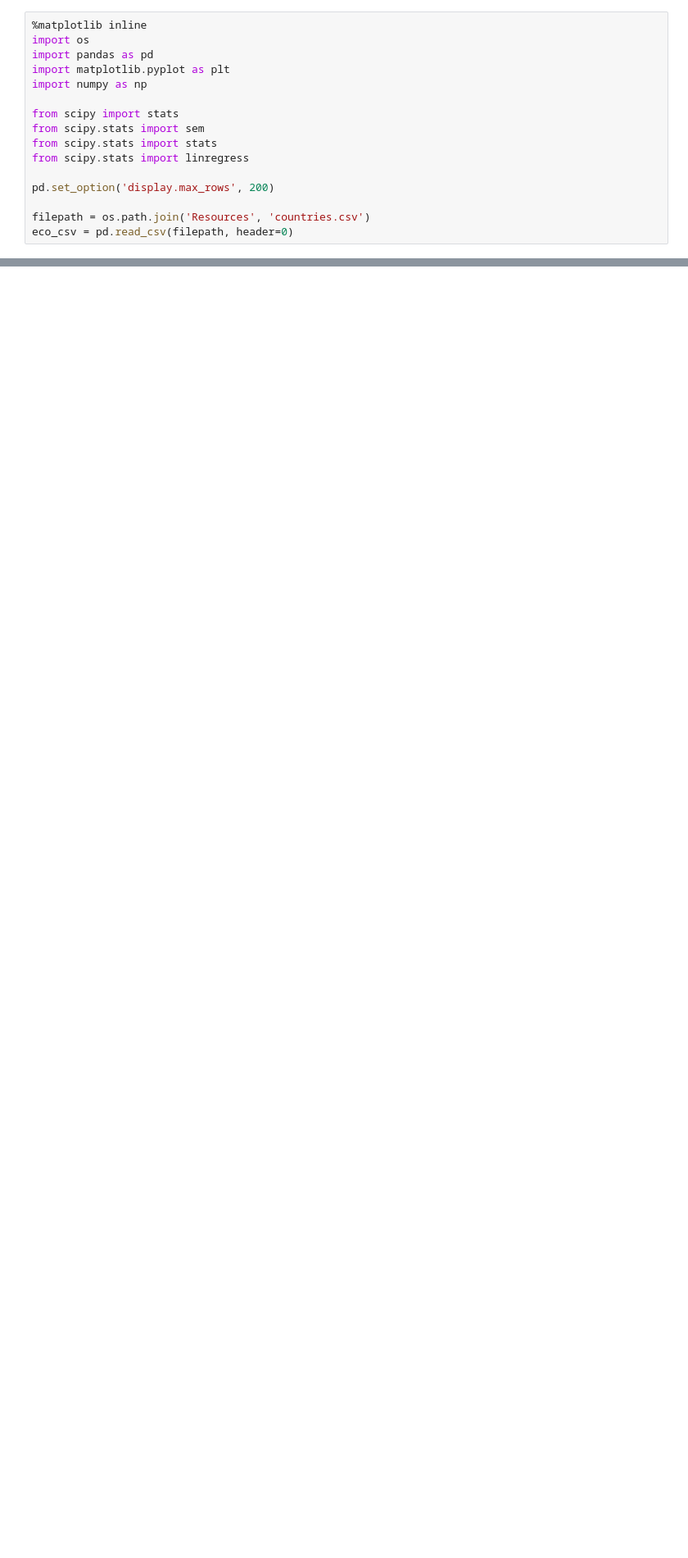
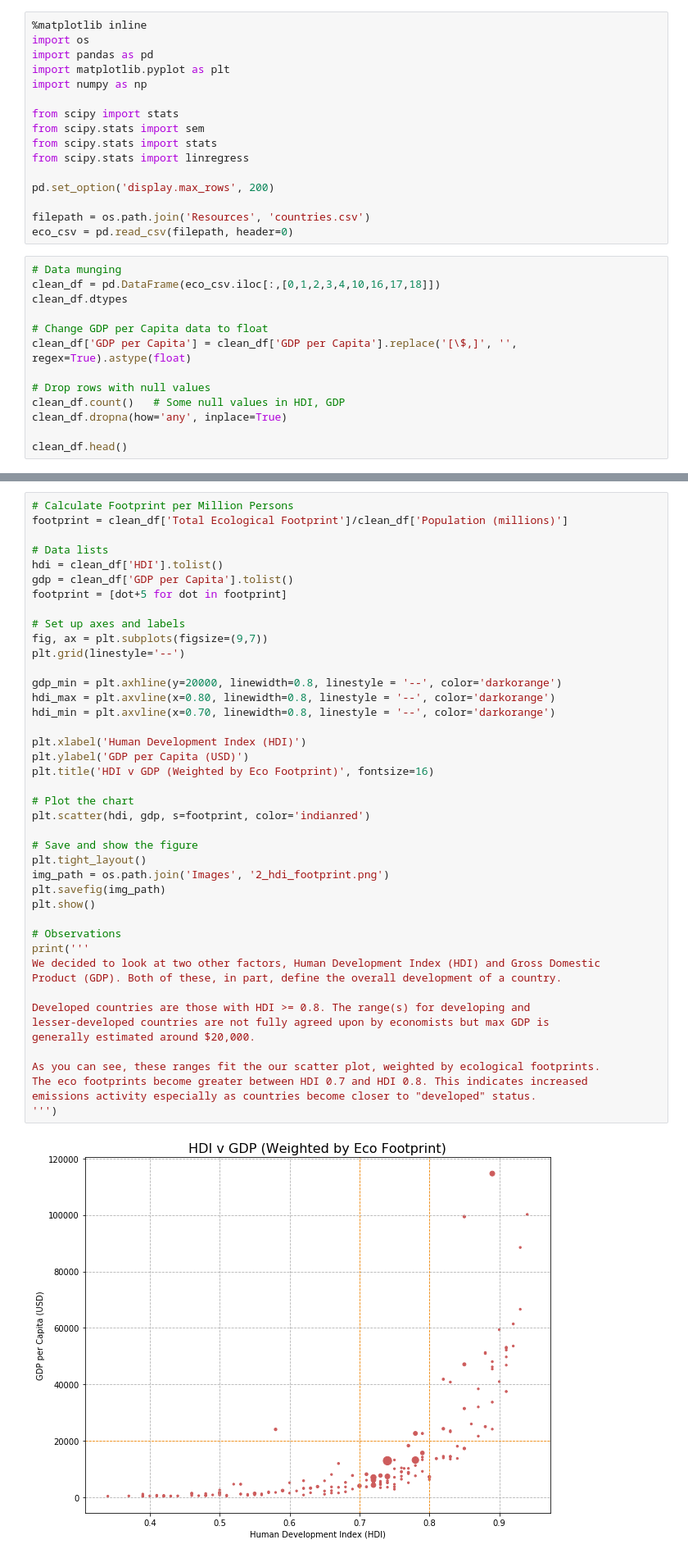
Before and after one commit to limbz-sami/Eco_footprint, a Jupyter notebook: eco_analysis.ipynb, the cells around one changed output, grey strips where cells are left out. Shown at 82% size. Cells and saved outputs as stored; diff of their text form; blank space fills up the shorter version.

```diff
--- a/eco_analysis.ipynb
+++ b/eco_analysis.ipynb
@@ -14,3 +14,16 @@ pd.set_option('display.max_rows', 200)
 
 filepath = os.path.join('Resources', 'countries.csv')
 eco_csv = pd.read_csv(filepath, header=0)
+# %%
+# Data munging
+clean_df = pd.DataFrame(eco_csv.iloc[:,[0,1,2,3,4,10,16,17,18]])
+clean_df.dtypes
+
+# Change GDP per Capita data to float
+clean_df['GDP per Capita'] = clean_df['GDP per Capita'].replace('[\$,]', '', regex=True).astype(float)
+
+# Drop rows with null values
+clean_df.count()   # Some null values in HDI, GDP
+clean_df.dropna(how='any', inplace=True)
+
+clean_df.head()
@@ -16,0 +79,45 @@ eco_csv = pd.read_csv(filepath, header=0)
+# %%
+# Calculate Footprint per Million Persons
+footprint = clean_df['Total Ecological Footprint']/clean_df['Population (millions)']
+
+# Data lists
+hdi = clean_df['HDI'].tolist()
+gdp = clean_df['GDP per Capita'].tolist()
+footprint = [dot+5 for dot in footprint]
+
+# Set up axes and labels
+fig, ax = plt.subplots(figsize=(9,7))
+plt.grid(linestyle='--')
+
+gdp_min = plt.axhline(y=20000, linewidth=0.8, linestyle = '--', color='darkorange')
+hdi_max = plt.axvline(x=0.80, linewidth=0.8, linestyle = '--', color='darkorange')
+hdi_min = plt.axvline(x=0.70, linewidth=0.8, linestyle = '--', color='darkorange')
+
+plt.xlabel('Human Development Index (HDI)')
+plt.ylabel('GDP per Capita (USD)')
+plt.title('HDI v GDP (Weighted by Eco Footprint)', fontsize=16)
+
+# Plot the chart
+plt.scatter(hdi, gdp, s=footprint, color='indianred')
+
+# Save and show the figure
+plt.tight_layout()
+img_path = os.path.join('Images', '2_hdi_footprint.png')
+plt.savefig(img_path)
+plt.show()
+
+# Observations
+print('''
+We decided to look at two other factors, Human Development Index (HDI) and Gross Domestic
+Product (GDP). Both of these, in part, define the overall development of a country.
+
+Developed countries are those with HDI >= 0.8. The range(s) for developing and
+lesser-developed countries are not fully agreed upon by economists but max GDP is
+generally estimated around $20,000.
+
+As you can see, these ranges fit the our scatter plot, weighted by ecological footprints.
+The eco footprints become greater between HDI 0.7 and HDI 0.8. This indicates increased
+emissions activity especially as countries become closer to "developed" status.
+''')
+# %% [output]
+[figure, added]
```
Also changed, not shown: parts of 42 cells of this notebook, 12 other files.
